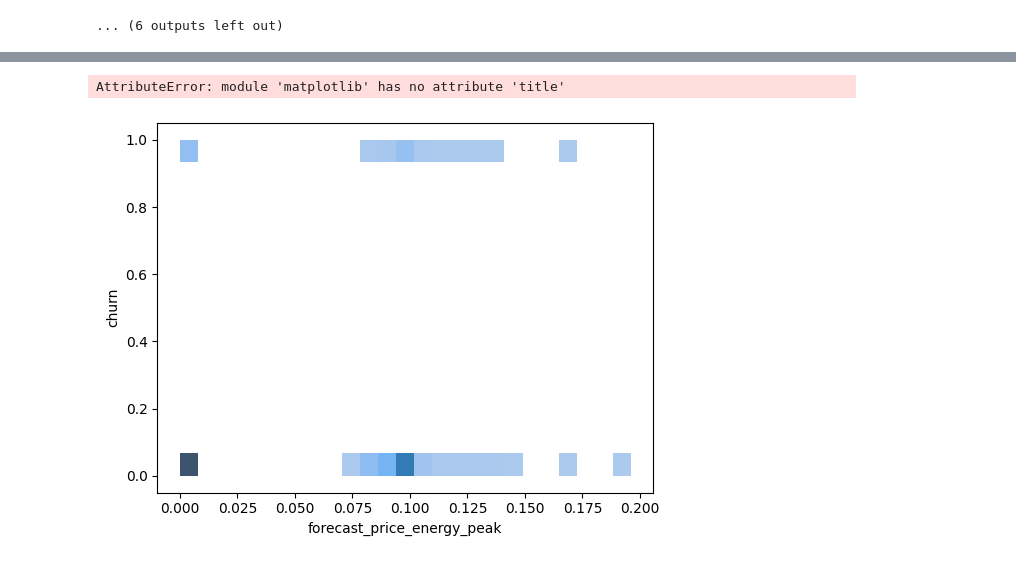
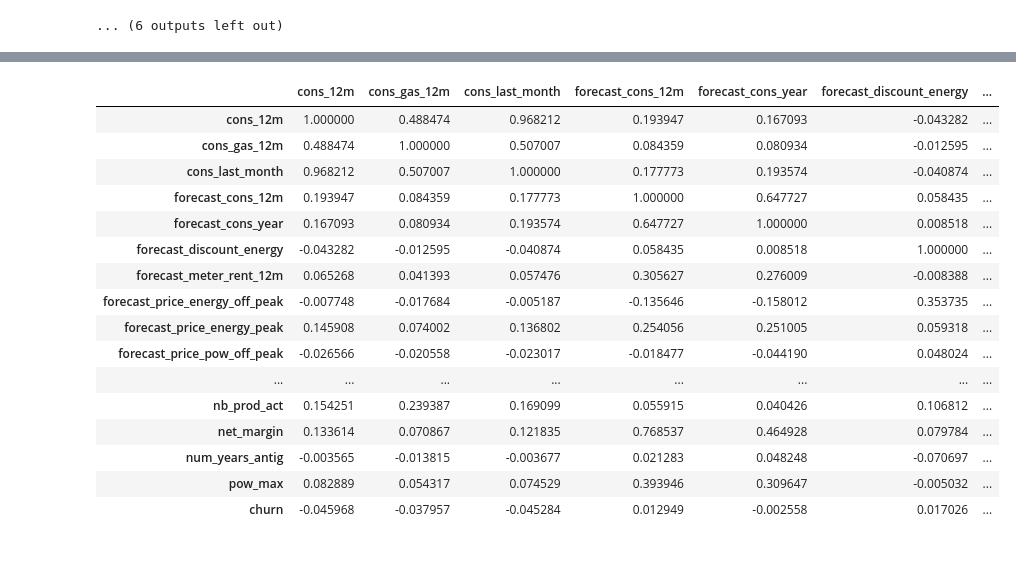
Before and after one commit to Oluyomy/The_impact_of_price__sensitivity_on_SME_churn, a Jupyter notebook: excel data/SME.ipynb, the cells around one changed output, grey strips where cells are left out. Saved outputs shown, nothing was run; the diff lists cells and outputs as text; code cells hidden in the pictures.

```diff
--- a/excel data/SME.ipynb
+++ b/excel data/SME.ipynb
@@ -148,12 +177,23 @@ plt.show()
-# %%
-# Relationship between forecast_price_energy_peak and churn?
-sns.histplot(data=client_df,
-             x="forecast_price_energy_peak",
-             y="churn")
-
-plt.title("forecast_price_energy_peak = Density Plot")
-
-plt.show()
-# %% [output]
-AttributeError: module 'matplotlib' has no attribute 'title'
-[figure, removed]
+# %%
+#to remove non numerc column
+numeric_client_df = client_df.select_dtypes(include=[np.number])
+corr = numeric_client_df.corr()
+corr
+# %% [output]
+|  | cons_12m | cons_gas_12m | cons_last_month | forecast_cons_12m | forecast_cons_year | forecast_discount_energy | ... |
+| cons_12m | 1.000000 | 0.488474 | 0.968212 | 0.193947 | 0.167093 | -0.043282 | ... |
+| cons_gas_12m | 0.488474 | 1.000000 | 0.507007 | 0.084359 | 0.080934 | -0.012595 | ... |
+| cons_last_month | 0.968212 | 0.507007 | 1.000000 | 0.177773 | 0.193574 | -0.040874 | ... |
+| forecast_cons_12m | 0.193947 | 0.084359 | 0.177773 | 1.000000 | 0.647727 | 0.058435 | ... |
+| forecast_cons_year | 0.167093 | 0.080934 | 0.193574 | 0.647727 | 1.000000 | 0.008518 | ... |
+| forecast_discount_energy | -0.043282 | -0.012595 | -0.040874 | 0.058435 | 0.008518 | 1.000000 | ... |
+| forecast_meter_rent_12m | 0.065268 | 0.041393 | 0.057476 | 0.305627 | 0.276009 | -0.008388 | ... |
+| forecast_price_energy_off_peak | -0.007748 | -0.017684 | -0.005187 | -0.135646 | -0.158012 | 0.353735 | ... |
+| forecast_price_energy_peak | 0.145908 | 0.074002 | 0.136802 | 0.254056 | 0.251005 | 0.059318 | ... |
+| forecast_price_pow_off_peak | -0.026566 | -0.020558 | -0.023017 | -0.018477 | -0.044190 | 0.048024 | ... |
+| ... | ... | ... | ... | ... | ... | ... | ... |
+| nb_prod_act | 0.154251 | 0.239387 | 0.169099 | 0.055915 | 0.040426 | 0.106812 | ... |
+| net_margin | 0.133614 | 0.070867 | 0.121835 | 0.768537 | 0.464928 | 0.079784 | ... |
+| num_years_antig | -0.003565 | -0.013815 | -0.003677 | 0.021283 | 0.048248 | -0.070697 | ... |
+| pow_max | 0.082889 | 0.054317 | 0.074529 | 0.393946 | 0.309647 | -0.005032 | ... |
+| churn | -0.045968 | -0.037957 | -0.045284 | 0.012949 | -0.002558 | 0.017026 | ... |
```
Also changed, not shown: parts of 6 cells of this notebook.
